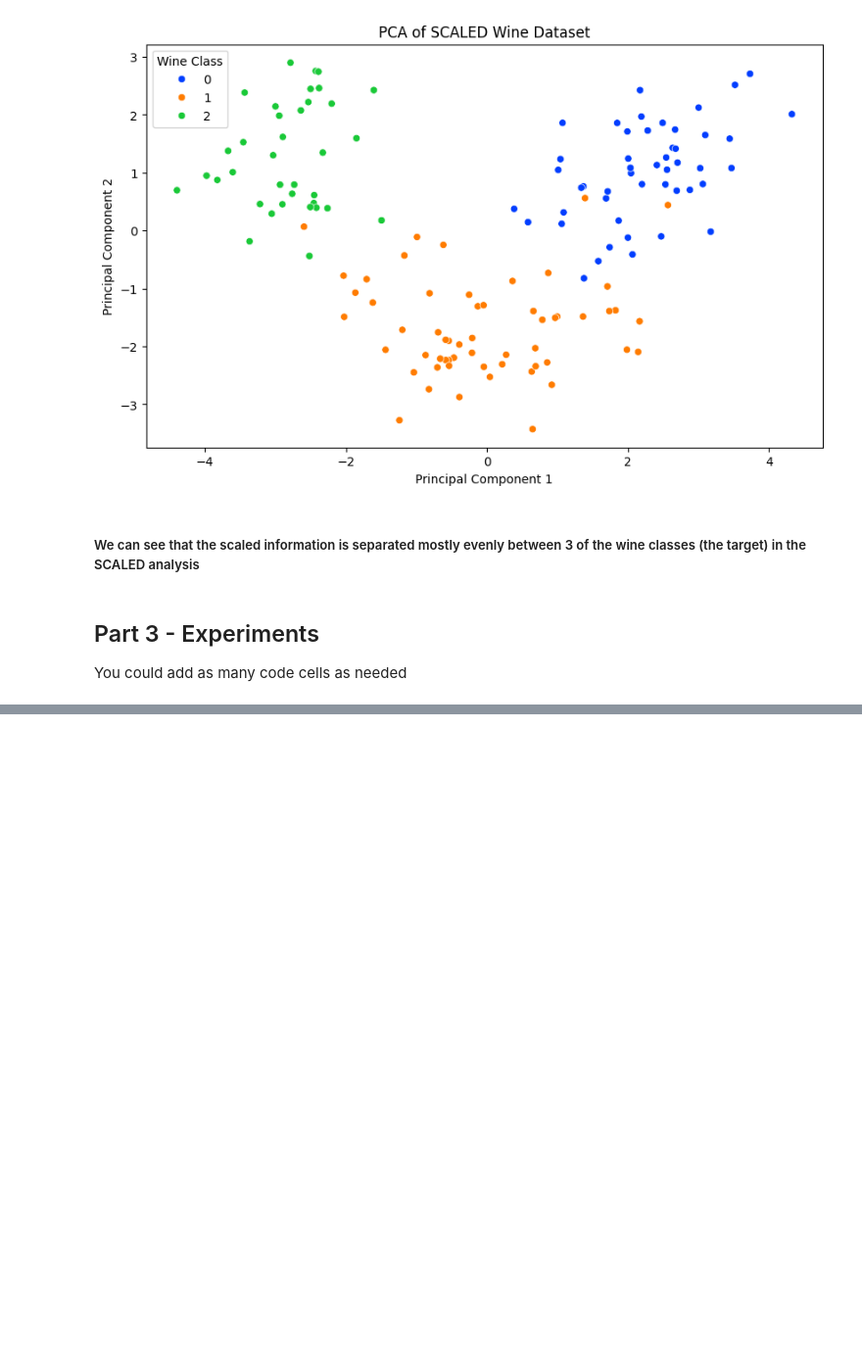
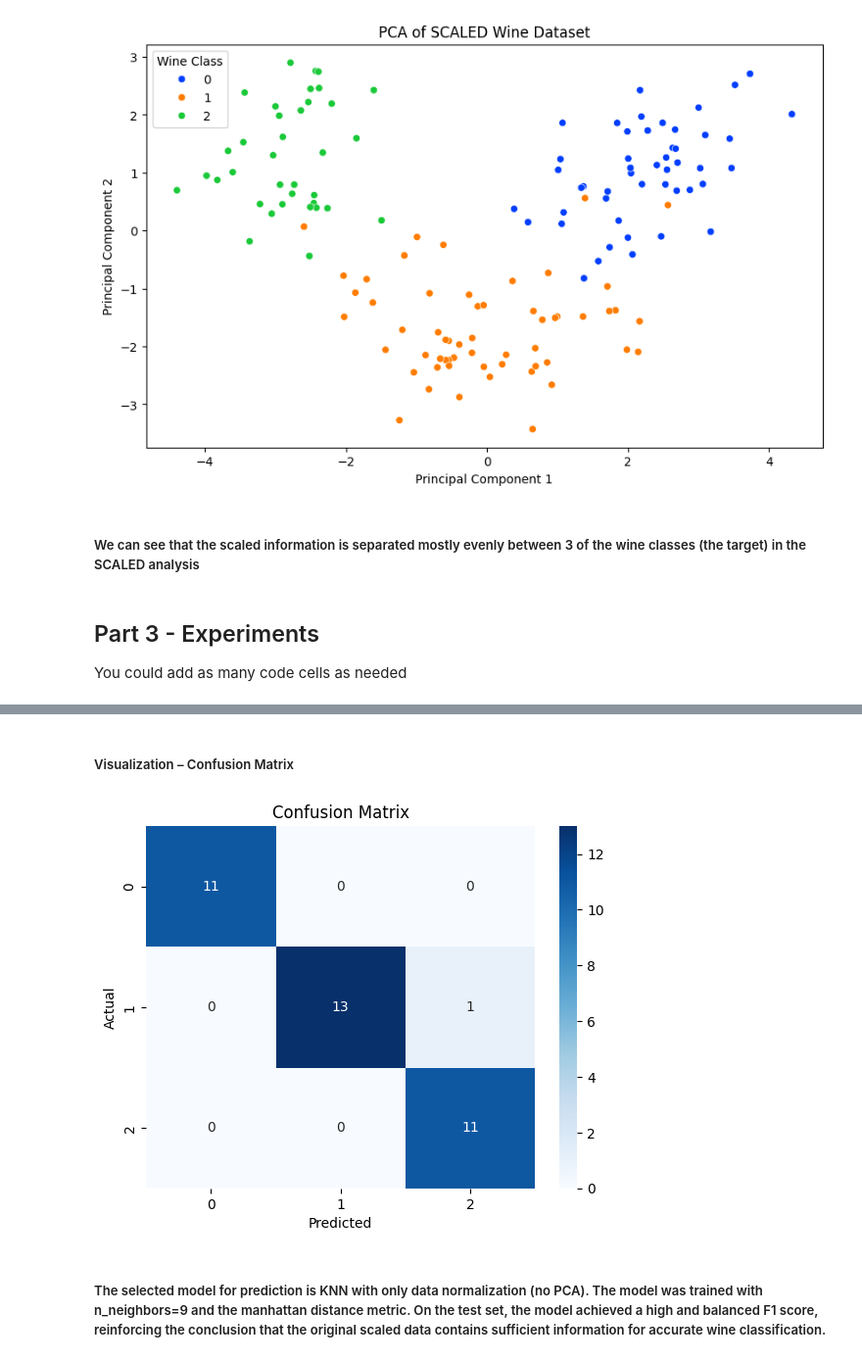
Before and after one commit to IlanaLofman/WineTypePrediction, a Jupyter notebook: Assignment2_supervised_learning_flow.ipynb, the cells around one changed output, grey strips where cells are left out. Shown: that part at 98% size. Drawn from its saved outputs; the diff is of its cells as text; code cells hidden in the pictures; blank space fills up the shorter version.

```diff
--- a/Assignment2_supervised_learning_flow.ipynb
+++ b/Assignment2_supervised_learning_flow.ipynb
@@ -219,0 +392,4 @@ Use the best combination of feature engineering, model (algorithm and hyperparam
+# %%
+knn_best_params = best_result['Best Parameters']
+knn_best_model = KNeighborsClassifier(**knn_best_params)
+knn_best_model.fit(X_train_scaled, y_train)
@@ -219,0 +402,3 @@ Use the best combination of feature engineering, model (algorithm and hyperparam
+# %%
+X_test = test_data.drop('target', axis=1)
+y_test = test_data['target']
@@ -219,0 +407,2 @@ Use the best combination of feature engineering, model (algorithm and hyperparam
+# %%
+X_test_scaled = scaler.transform(X_test)
@@ -219,0 +411,2 @@ Use the best combination of feature engineering, model (algorithm and hyperparam
+# %%
+y_pred = knn_best_model.predict(X_test_scaled)
@@ -219,0 +429,13 @@ Use the best combination of feature engineering, model (algorithm and hyperparam
+# %% [markdown]
+##### Visualization – Confusion Matrix
+# %%
+cm = confusion_matrix(y_test, y_pred)
+sns.heatmap(cm, annot=True, fmt='d', cmap='Blues', xticklabels=[0,1,2], yticklabels=[0,1,2])
+plt.xlabel('Predicted')
+plt.ylabel('Actual')
+plt.title('Confusion Matrix')
+plt.show()
+# %% [output]
+[figure, added]
+# %% [markdown]
+##### The selected model for prediction is KNN with only data normalization (no PCA). The model was trained with n_neighbors=9 and the manhattan distance metric. On the test set, the model achieved a high and balanced F1 score, reinforcing the conclusion that the original scaled data contains sufficient information for accurate wine classification.
```
Also changed, not shown: parts of 44 cells of this notebook.
